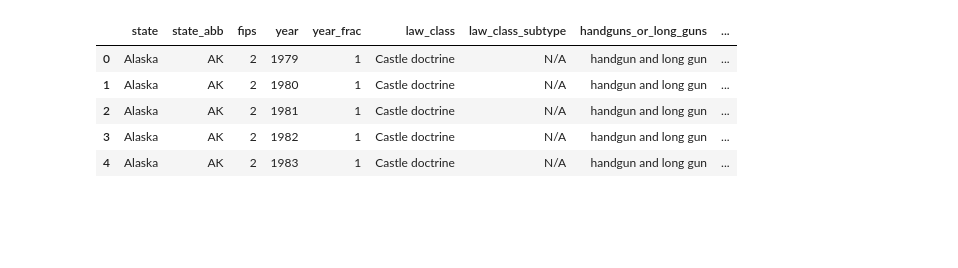
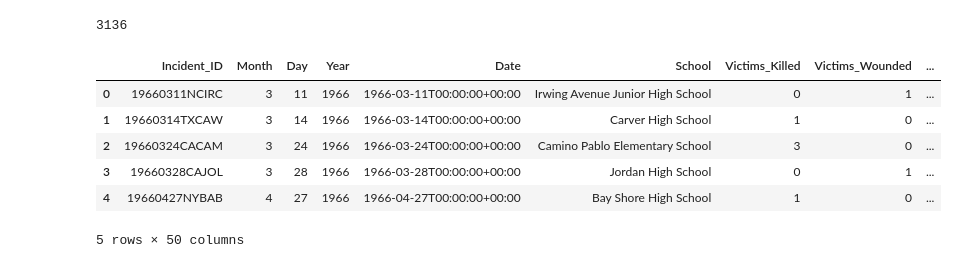
Before and after one commit to clarktommie/capstoneProject2026, a Jupyter notebook: notebooks/supabase_test.ipynb, the cells around one changed output. Saved outputs shown, nothing was run; the diff lists cells and outputs as text; code cells hidden in the pictures; blank space fills up the shorter version.

```diff
--- a/notebooks/supabase_test.ipynb
+++ b/notebooks/supabase_test.ipynb
@@ -12,23 +13,43 @@ SUPABASE_KEY = os.getenv("SUPABASE_KEY")
 
 supabase = create_client(SUPABASE_URL, SUPABASE_KEY)
 # %%
-# Cell 3 — pull table from Supabase
-response = (
-    supabase
-    .table("background_check_time_series")
-    .select("*")
-    .execute()
-)
+import pandas as pd
 
-df = pd.DataFrame(response.data)
+page_size = 1000
+all_rows = []
+start = 0
+
+while True:
+    response = (
+        supabase
+        .table("incident")
+        .select("*")
+        .order("Incident_ID")   # REQUIRED for stable pagination
+        .range(start, start + page_size - 1)
+        .execute()
+    )
+
+    data = response.data
+    if not data:
+        break
+
+    all_rows.extend(data)
+    start += page_size
+
+incident_df = pd.DataFrame(all_rows)
+
+len(incident_df)
+# %% [output]
+3136
 # %%
 # Cell 4 — basic sanity checks
-df.head()
+incident_df.head()
 # %% [output]
-|  | state | state_abb | fips | year | year_frac | law_class | law_class_subtype | handguns_or_long_guns | ... |
-| 0 | Alaska | AK | 2 | 1979 | 1 | Castle doctrine | N/A | handgun and long gun | ... |
-| 1 | Alaska | AK | 2 | 1980 | 1 | Castle doctrine | N/A | handgun and long gun | ... |
-| 2 | Alaska | AK | 2 | 1981 | 1 | Castle doctrine | N/A | handgun and long gun | ... |
-| 3 | Alaska | AK | 2 | 1982 | 1 | Castle doctrine | N/A | handgun and long gun | ... |
-| 4 | Alaska | AK | 2 | 1983 | 1 | Castle doctrine | N/A | handgun and long gun | ... |
+|  | Incident_ID | Month | Day | Year | Date | School | Victims_Killed | Victims_Wounded | ... |
+| 0 | 19660311NCIRC | 3 | 11 | 1966 | 1966-03-11T00:00:00+00:00 | Irwing Avenue Junior High School | 0 | 1 | ... |
+| 1 | 19660314TXCAW | 3 | 14 | 1966 | 1966-03-14T00:00:00+00:00 | Carver High School | 1 | 0 | ... |
+| 2 | 19660324CACAM | 3 | 24 | 1966 | 1966-03-24T00:00:00+00:00 | Camino Pablo Elementary School | 3 | 0 | ... |
+| 3 | 19660328CAJOL | 3 | 28 | 1966 | 1966-03-28T00:00:00+00:00 | Jordan High School | 0 | 1 | ... |
+| 4 | 19660427NYBAB | 4 | 27 | 1966 | 1966-04-27T00:00:00+00:00 | Bay Shore High School | 1 | 0 | ... |
+5 rows × 50 columns
 # %%
```
Also changed, not shown: parts of 9 cells of this notebook.
